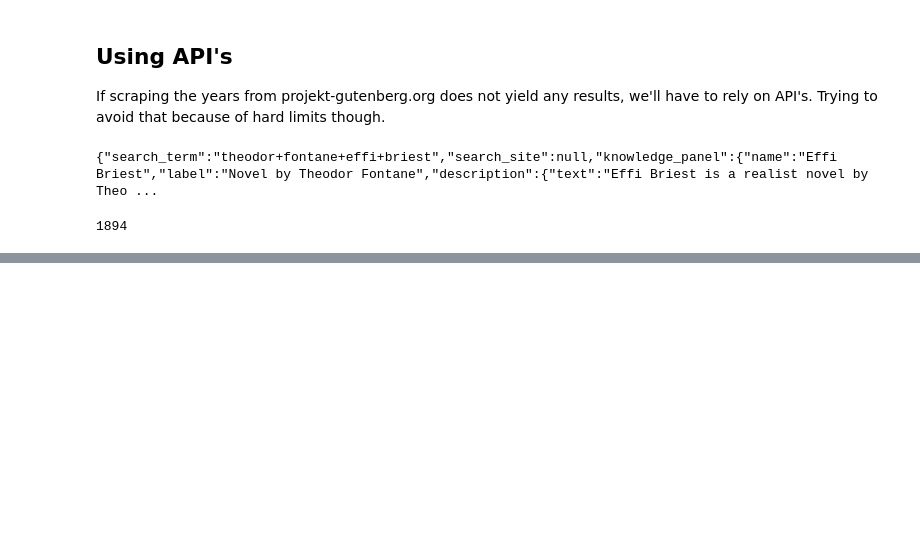
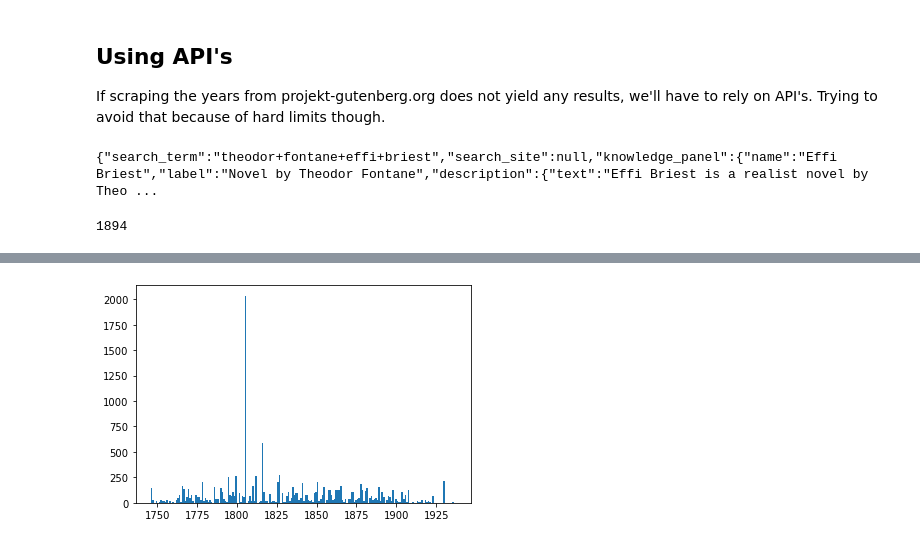
Before and after one commit to ATC-mmueller/nlp_publication_year, a Jupyter notebook: main.ipynb, the cells around one changed output, grey strips where cells are left out. Saved outputs shown, nothing was run; the diff lists cells and outputs as text; code cells hidden in the pictures; blank space fills up the shorter version.

Commit message:
finished first filtering, looked at distribution of years

```diff
--- a/main.ipynb
+++ b/main.ipynb
@@ -66,0 +190,2 @@ api_key_dict = keys.load_keys('APIs')
+# %%
+ch = pd.read_csv('data/df_filtered.csv')
@@ -66,0 +233,5 @@ api_key_dict = keys.load_keys('APIs')
+# %%
+plt.hist(ch.year, bins=198)
+plt.show()
+# %% [output]
+[figure, added]
```
Also changed, not shown: parts of 31 cells of this notebook, 1 other file.
